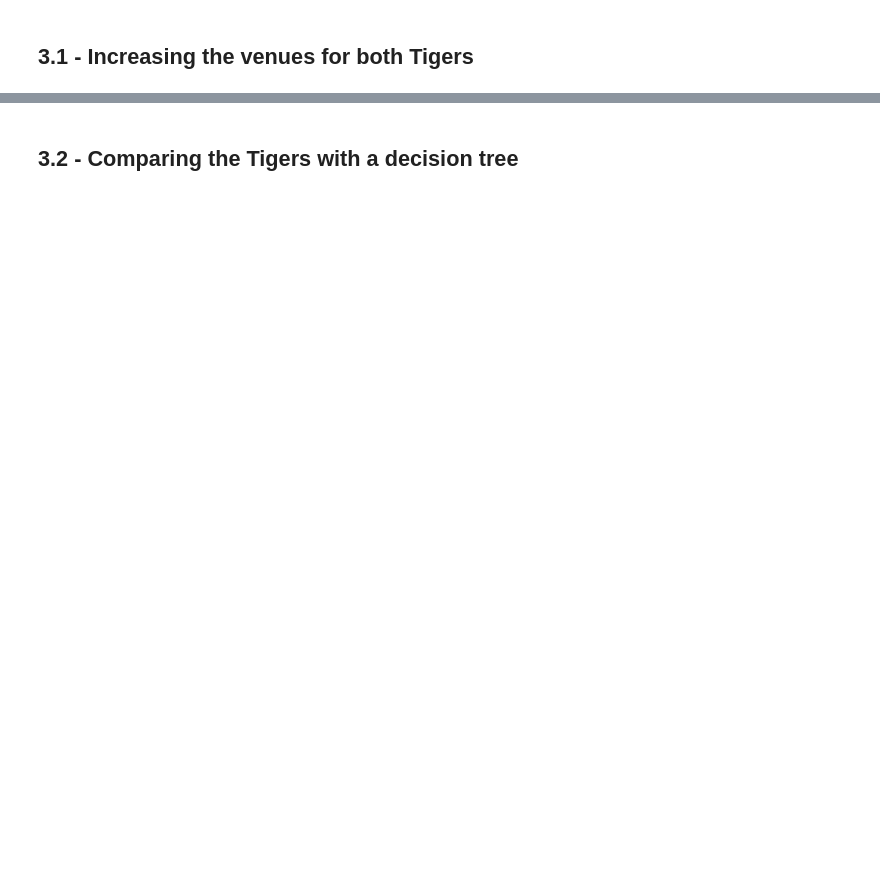
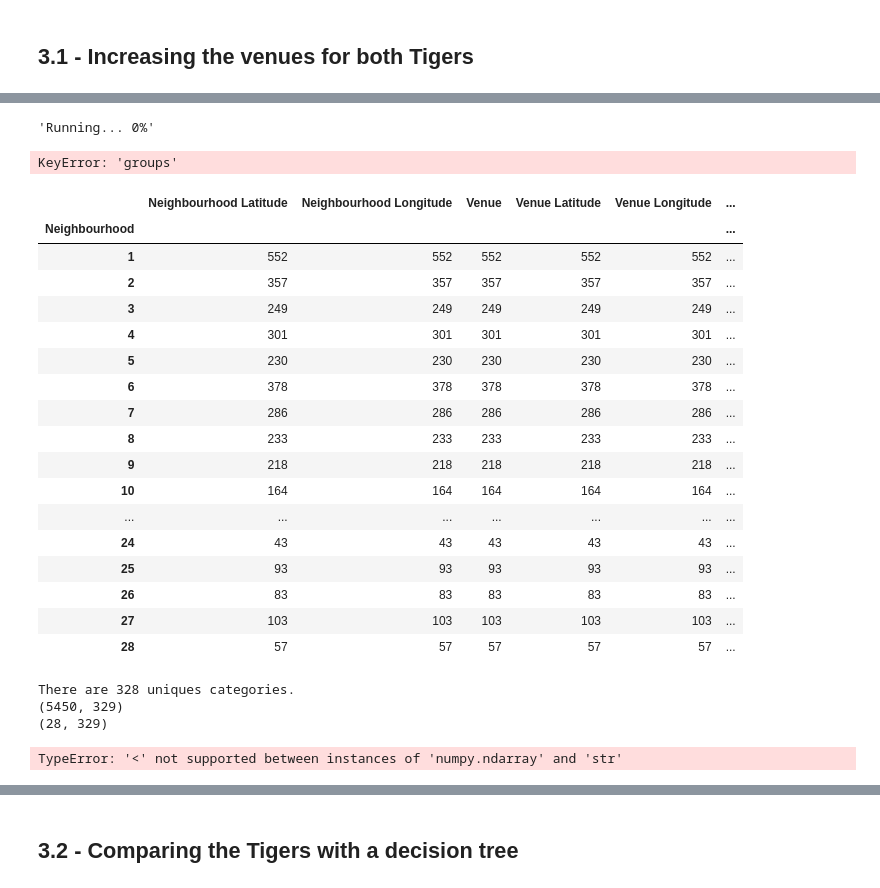
Before and after one commit to FabienNugier/Coursera_Capstone, a Jupyter notebook: IBM-DATASCIENCE-FinalProject(Weeks4-5)_Singapore_HK_Comparison.ipynb, the cells around one changed output, grey strips where cells are left out. Drawn from its saved outputs; the diff is of its cells as text; code cells hidden in the pictures; blank space fills up the shorter version.

```diff
--- a/IBM-DATASCIENCE-FinalProject(Weeks4-5)_Singapore_HK_Comparison.ipynb
+++ b/IBM-DATASCIENCE-FinalProject(Weeks4-5)_Singapore_HK_Comparison.ipynb
@@ -1729,2 +1951,6 @@ We can see that the clustering is quite deceiving here as it does not split the
 # %% [markdown]
 ## 3.1 - Increasing the venues for both Tigers <a id="31"></a>
+# %%
+Dist_SG = pd.read_csv('./Singap_Districts.csv')
+Dist_SG = Dist_SG[Dist_SG['Latitude'] != 0.]
+Dist_SG.head(20)
@@ -1730,0 +1981,18 @@ We can see that the clustering is quite deceiving here as it does not split the
+# %%
+num_clones = 2 # This means for each location we generate num_clones new ones.
+radius_rand = 2000
+R_Earth = 6378137
+
+for i in range(len(Dist_SG)):
+    for j in range(num_clones):
+        # New location:
+        dn = random.randint(-radius_rand,radius_rand) # Change towards East (in meters)
+        de = random.randint(-radius_rand,radius_rand) # Change towards North (in meters)
+        dLat = dn / R_Earth
+        dLon = de / (R_Earth * np.cos(np.pi * Dist_SG.iloc[i,2]/180.))
+        new_lat = Dist_SG.iloc[i,2] + dLat * 180./np.pi
+        new_lon = Dist_SG.iloc[i,3] + dLon * 180./np.pi
+        # New name:
+        new_name = str(Dist_SG.iloc[i,1]) + ' ' + str(j+1)
+        # Appending that new row to the table:
+        Dist_SG = Dist_SG.append([{'District':Dist_SG.iloc[i,0], 'Name':new_name, 'Latitude':new_lat, 'Longitude':new_lon}], ignore_index=True)
@@ -1730,0 +2005,2 @@ We can see that the clustering is quite deceiving here as it does not split the
+# %%
+RADIUS = 500
@@ -1730,0 +2042,54 @@ We can see that the clustering is quite deceiving here as it does not split the
+# %%
+LIMIT = 100
+
+Venues_SG = getNearbyVenues(names=Dist_SG['Name'],
+                                latitudes=Dist_SG['Latitude'],
+                                longitudes=Dist_SG['Longitude'],
+                                radius=RADIUS,
+                                limit=LIMIT)
+# %% [output]
+'Running... 0%'
+KeyError: 'groups'
+# %%
+Venues_SG.groupby('Neighbourhood').count()
+# %% [output]
+|  | Neighbourhood Latitude | Neighbourhood Longitude | Venue | Venue Latitude | Venue Longitude | ... |
+| Neighbourhood |  |  |  |  |  | ... |
+| 1 | 552 | 552 | 552 | 552 | 552 | ... |
+| 2 | 357 | 357 | 357 | 357 | 357 | ... |
+| 3 | 249 | 249 | 249 | 249 | 249 | ... |
+| 4 | 301 | 301 | 301 | 301 | 301 | ... |
+| 5 | 230 | 230 | 230 | 230 | 230 | ... |
+| 6 | 378 | 378 | 378 | 378 | 378 | ... |
+| 7 | 286 | 286 | 286 | 286 | 286 | ... |
+| 8 | 233 | 233 | 233 | 233 | 233 | ... |
+| 9 | 218 | 218 | 218 | 218 | 218 | ... |
+| 10 | 164 | 164 | 164 | 164 | 164 | ... |
+| ... | ... | ... | ... | ... | ... | ... |
+| 24 | 43 | 43 | 43 | 43 | 43 | ... |
+| 25 | 93 | 93 | 93 | 93 | 93 | ... |
+| 26 | 83 | 83 | 83 | 83 | 83 | ... |
+| 27 | 103 | 103 | 103 | 103 | 103 | ... |
+| 28 | 57 | 57 | 57 | 57 | 57 | ... |
+# %%
+print('There are {} uniques categories.'.format(len(Venues_SG['Venue Category'].unique())))
+
+SG_onehot = pd.get_dummies(Venues_SG[['Venue Category']], prefix="", prefix_sep="")
+SG_onehot['District'] = Venues_SG['Neighbourhood']
+fixed_columns = [SG_onehot.columns[-1]] + list(SG_onehot.columns[:-1])
+SG_onehot = SG_onehot[fixed_columns]
+
+print(SG_onehot.shape)
+
+SG_grouped = SG_onehot.groupby('District').mean().reset_index() ## We don't want to group the values per district centers anymore!
+print(SG_grouped.shape)
+# %% [output]
+There are 328 uniques categories.
+(5450, 329)
+(28, 329)
+# %%
+num_top_venues = 5
+SG_venues_sorted = top_venues_sorted(Dist_SG, 'District', num_top_venues)
+SG_venues_sorted
+# %% [output]
+TypeError: '<' not supported between instances of 'numpy.ndarray' and 'str'
```
Also changed, not shown: parts of 63 cells of this notebook.
